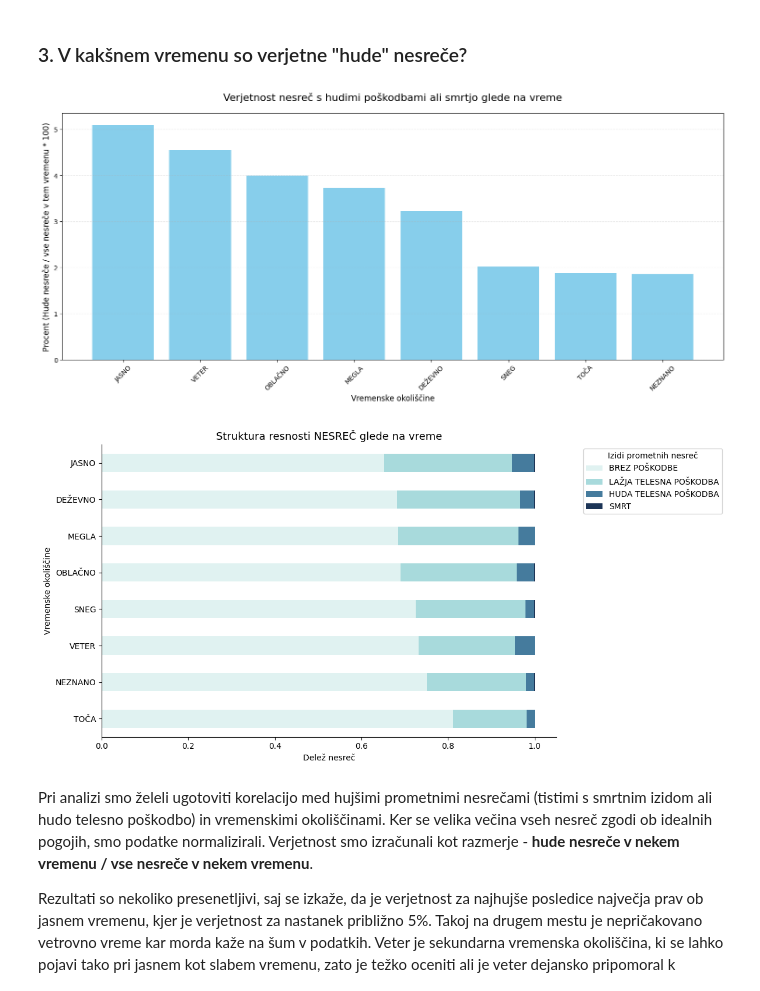
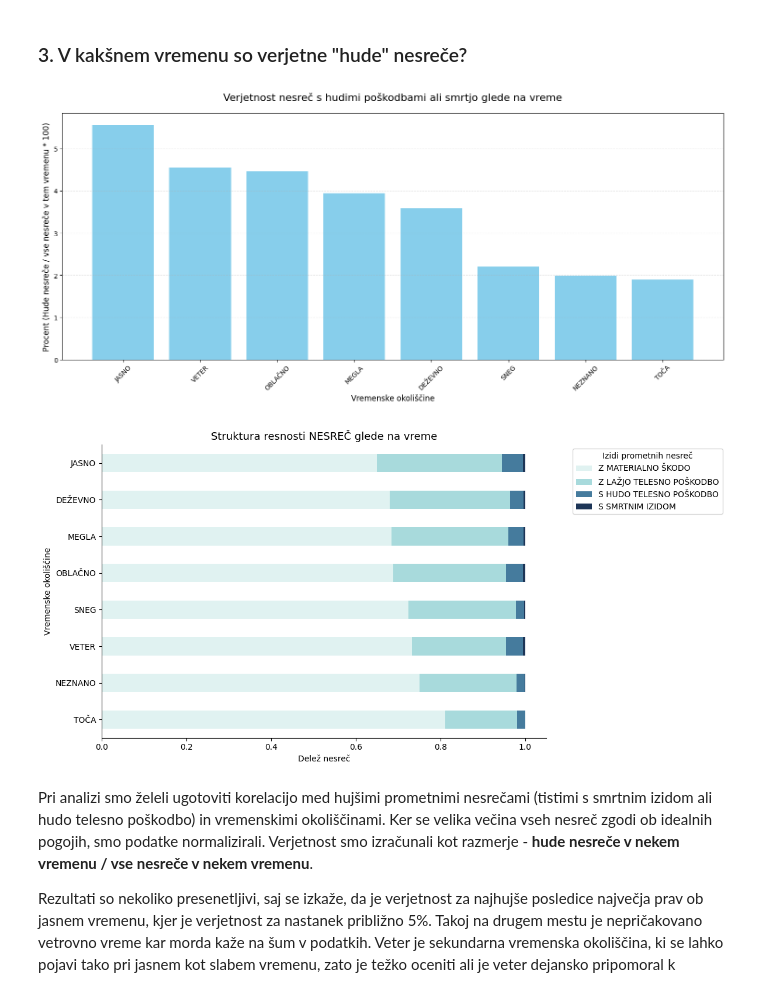
Before and after one commit to PatrikFurlan/PR2615, a Jupyter notebook: notebook.ipynb, the cells around one changed output. Cells and saved outputs as stored; diff of their text form; code cells hidden in the pictures.

```diff
--- a/notebook.ipynb
+++ b/notebook.ipynb
@@ -226,13 +226,16 @@ Tudi pri teh dveh primerih so podatki povsem pričakovani
 # %% [markdown]
 ### 3. V kakšnem vremenu so verjetne "hude" nesreče?
 # %%
+import pandas as pd
+import matplotlib.pyplot as plt
+
 master_df = pd.read_csv("merged_clean.csv")
 
-hujse_kategorije = ['S SMRTNIM IZIDOM', 'HUDA TELESNA POŠKODBA']
+hujse_kategorije = ['S SMRTNIM IZIDOM', 'S HUDO TELESNO POŠKODBO']
 
 total_per_weather = master_df.groupby('VremenskeOkoliscine')['ID'].nunique()
 
-heavy_accidents_df = master_df[master_df['PoskodbaUdelezenca'].isin(hujse_kategorije)]
+heavy_accidents_df = master_df[master_df['KlasifikacijaNesrece'].isin(hujse_kategorije)]
 heavy_per_weather = heavy_accidents_df.groupby('VremenskeOkoliscine')['ID'].nunique()
 
 normalized_ratios = ((heavy_per_weather / total_per_weather) * 100).fillna(0).sort_values(ascending=False)
@@ -250,43 +253,51 @@ plt.tight_layout()
 plt.show()
 
 
 
+kategorije_resnosti = {
+    'Z MATERIALNO ŠKODO': 1,
+    'Z LAŽJO TELESNO POŠKODBO': 2,
+    'S HUDO TELESNO POŠKODBO': 3,
+    'S SMRTNIM IZIDOM': 4
+}
 
-kategorije_resnosti = {'BREZ POŠKODBE': 0,'Z MATERIALNO ŠKODO': 1,'LAŽJA TELESNA POŠKODBA': 2,'HUDA TELESNA POŠKODBA': 3,
-                       'S SMRTNIM IZIDOM': 4}
-
-master_df['Resnost_Rank'] = master_df['PoskodbaUdelezenca'].map(kategorije_resnosti)
+master_df['Resnost_Rank'] = master_df['KlasifikacijaNesrece'].map(kategorije_resnosti)
 
 df_nesrece = master_df.sort_values(['ID', 'Resnost_Rank'], ascending=[True, False]).drop_duplicates('ID')
 
-summary = df_nesrece.groupby(['VremenskeOkoliscine', 'PoskodbaUdelezenca']).size().unstack().fillna(0)
+summary = df_nesrece.groupby(['VremenskeOkoliscine', 'KlasifikacijaNesrece']).size().unstack().fillna(0)
 
-vrstni_red_izidov = ['BREZ POŠKODBE', 'LAŽJA TELESNA POŠKODBA', 'HUDA TELESNA POŠKODBA', 'SMRT']
+vrstni_red_izidov = [
+    'Z MATERIALNO ŠKODO',
+    'Z LAŽJO TELESNO POŠKODBO',
+    'S HUDO TELESNO POŠKODBO',
+    'S SMRTNIM IZIDOM'
+]
 obstojeci_stolpci = [c for c in vrstni_red_izidov if c in summary.columns]
 summary = summary[obstojeci_stolpci]
 
 summary_pct = summary.div(summary.sum(axis=1), axis=0)
 
-if 'HUDA TELESNA POŠKODBA' in summary_pct.columns:
-    col_sort = 'BREZ POŠKODBE'
+if 'S HUDO TELESNO POŠKODBO' in summary_pct.columns:
+    col_sort = 'Z MATERIALNO ŠKODO'
     summary_pct = summary_pct.sort_values(by=col_sort, ascending=False)
 
 my_colors = ['#E0F2F1', '#A8DADC', '#457B9D', '#1D3557']
 ax = summary_pct.plot(kind='barh', stacked=True, figsize=(12, 6), color=my_colors[:len(summary_pct.columns)])
 
 plt.title('Struktura resnosti NESREČ glede na vreme', fontsize=13)
 plt.xlabel('Delež nesreč')
 plt.ylabel('Vremenske okoliščine')
 plt.legend(title='Izidi prometnih nesreč', bbox_to_anchor=(1.05, 1), loc='upper left')
 
 ax.spines['top'].set_visible(False)
 ax.spines['right'].set_visible(False)
 
 plt.tight_layout()
 plt.show()
 # %% [output]
-[figure, old version]
+[figure, new version]
-[figure, old version]
+[figure, new version]
 # %% [markdown]
 Pri analizi smo želeli ugotoviti korelacijo med hujšimi prometnimi nesrečami (tistimi s smrtnim izidom ali hudo telesno poškodbo) in vremenskimi okoliščinami. Ker se velika večina vseh nesreč zgodi ob idealnih pogojih, smo podatke normalizirali. Verjetnost smo izračunali kot razmerje - **hude nesreče v nekem vremenu / vse nesreče v nekem vremenu**.
 
```
Also changed, not shown: parts of 4 cells of this notebook, 2 other files.
